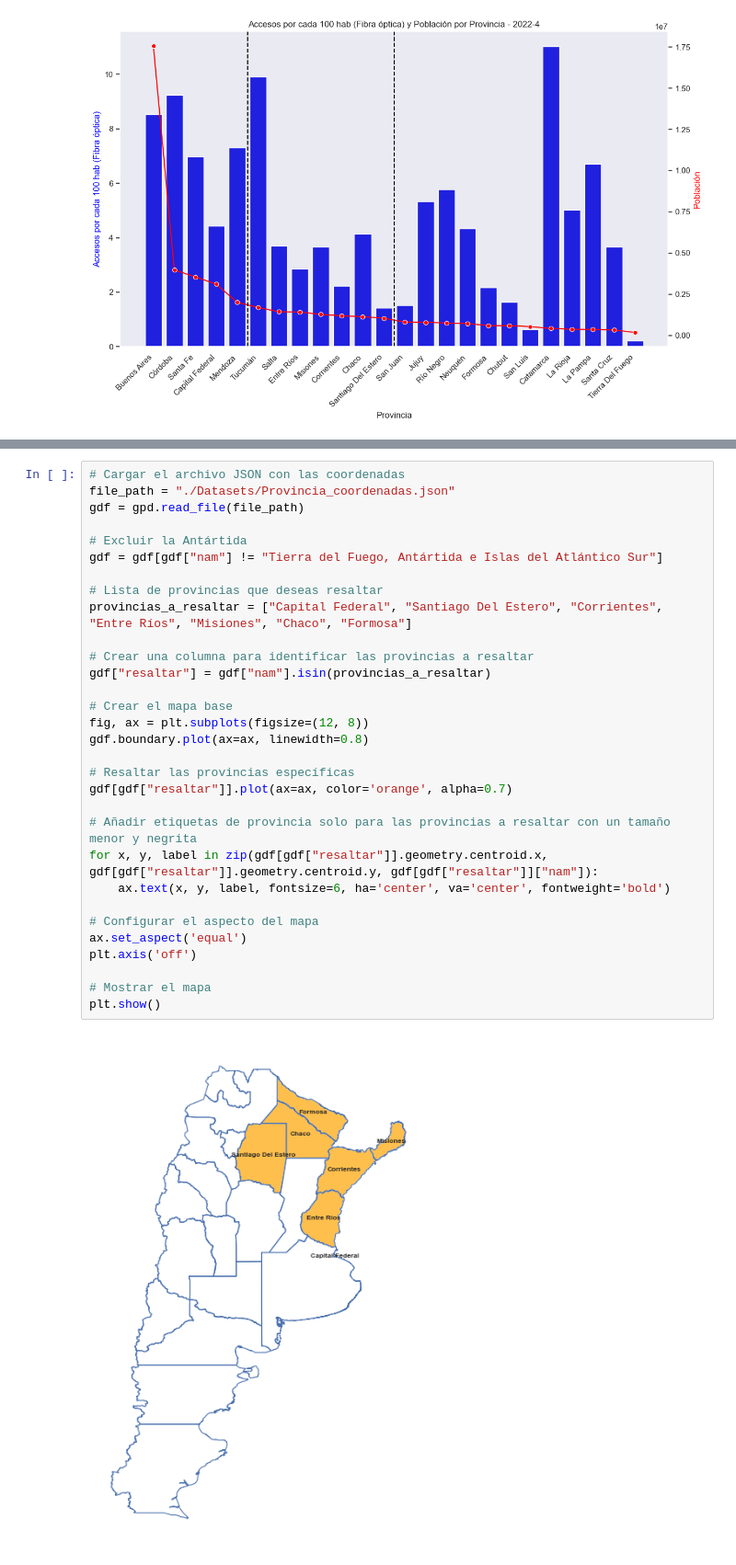
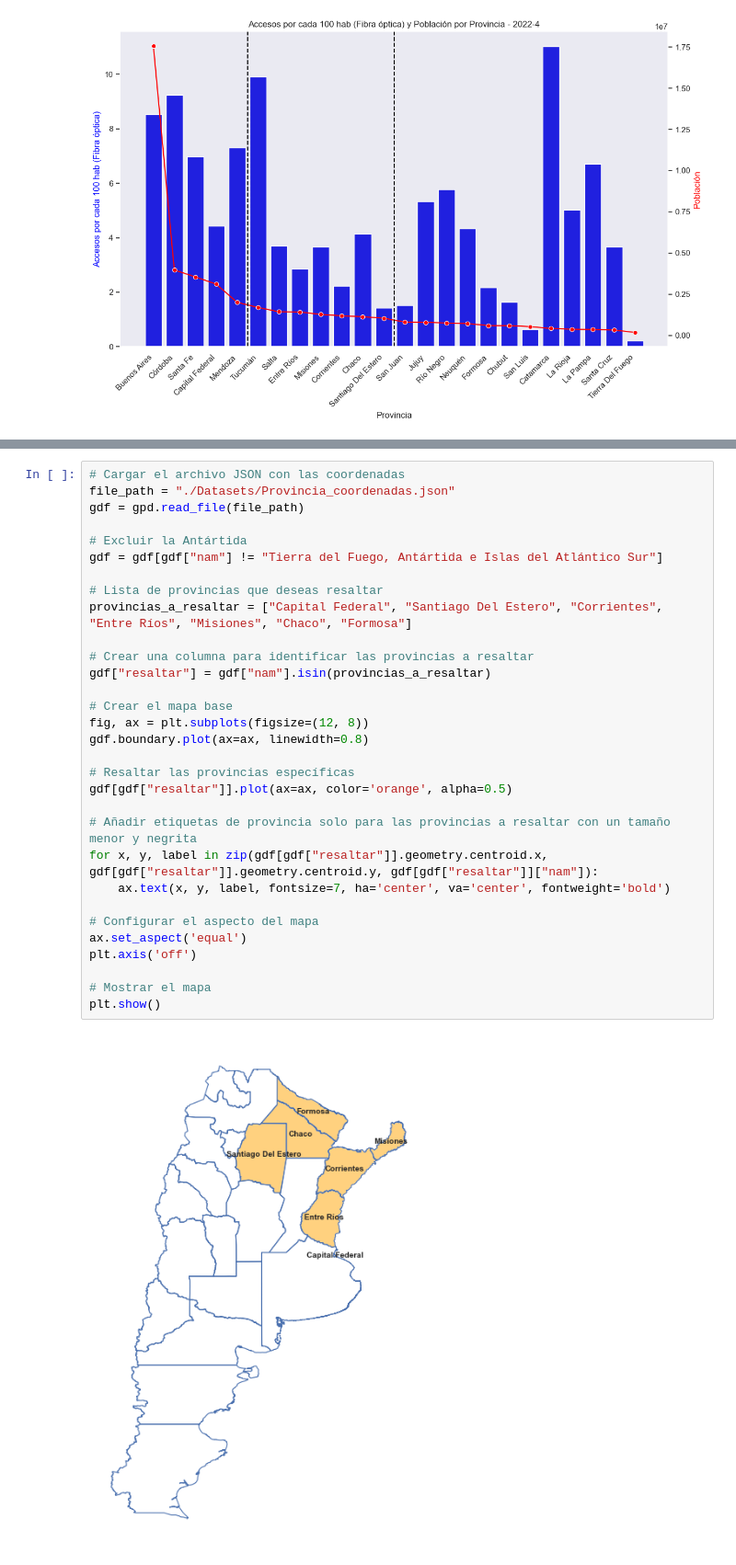
Before and after one commit to dsdrajlin/PI-DA-Telecomunicaciones, a Jupyter notebook: EDA2.ipynb, the cells around one changed output, grey strips where cells are left out. Shown at 92% size. Saved outputs shown, nothing was run; the diff lists cells and outputs as text.

```diff
--- a/EDA2.ipynb
+++ b/EDA2.ipynb
@@ -334,33 +330,33 @@ Podemos visualizarlas a continuación.
 # %%
 # Cargar el archivo JSON con las coordenadas
 file_path = "./Datasets/Provincia_coordenadas.json"
 gdf = gpd.read_file(file_path)
 
 # Excluir la Antártida
 gdf = gdf[gdf["nam"] != "Tierra del Fuego, Antártida e Islas del Atlántico Sur"]
 
 # Lista de provincias que deseas resaltar
 provincias_a_resaltar = ["Capital Federal", "Santiago Del Estero", "Corrientes", "Entre Ríos", "Misiones", "Chaco", "Formosa"]
 
 # Crear una columna para identificar las provincias a resaltar
 gdf["resaltar"] = gdf["nam"].isin(provincias_a_resaltar)
 
 # Crear el mapa base
 fig, ax = plt.subplots(figsize=(12, 8))
 gdf.boundary.plot(ax=ax, linewidth=0.8)
 
 # Resaltar las provincias específicas
-gdf[gdf["resaltar"]].plot(ax=ax, color='orange', alpha=0.7)
+gdf[gdf["resaltar"]].plot(ax=ax, color='orange', alpha=0.5)
 
 # Añadir etiquetas de provincia solo para las provincias a resaltar con un tamaño menor y negrita
 for x, y, label in zip(gdf[gdf["resaltar"]].geometry.centroid.x, gdf[gdf["resaltar"]].geometry.centroid.y, gdf[gdf["resaltar"]]["nam"]):
-    ax.text(x, y, label, fontsize=6, ha='center', va='center', fontweight='bold')
+    ax.text(x, y, label, fontsize=7, ha='center', va='center', fontweight='bold')
 
 # Configurar el aspecto del mapa
 ax.set_aspect('equal')
 plt.axis('off')
 
 # Mostrar el mapa
 plt.show()
 # %% [output]
-[figure, old version]
+[figure, new version]
```
Also changed, not shown: parts of 2 cells of this notebook.
